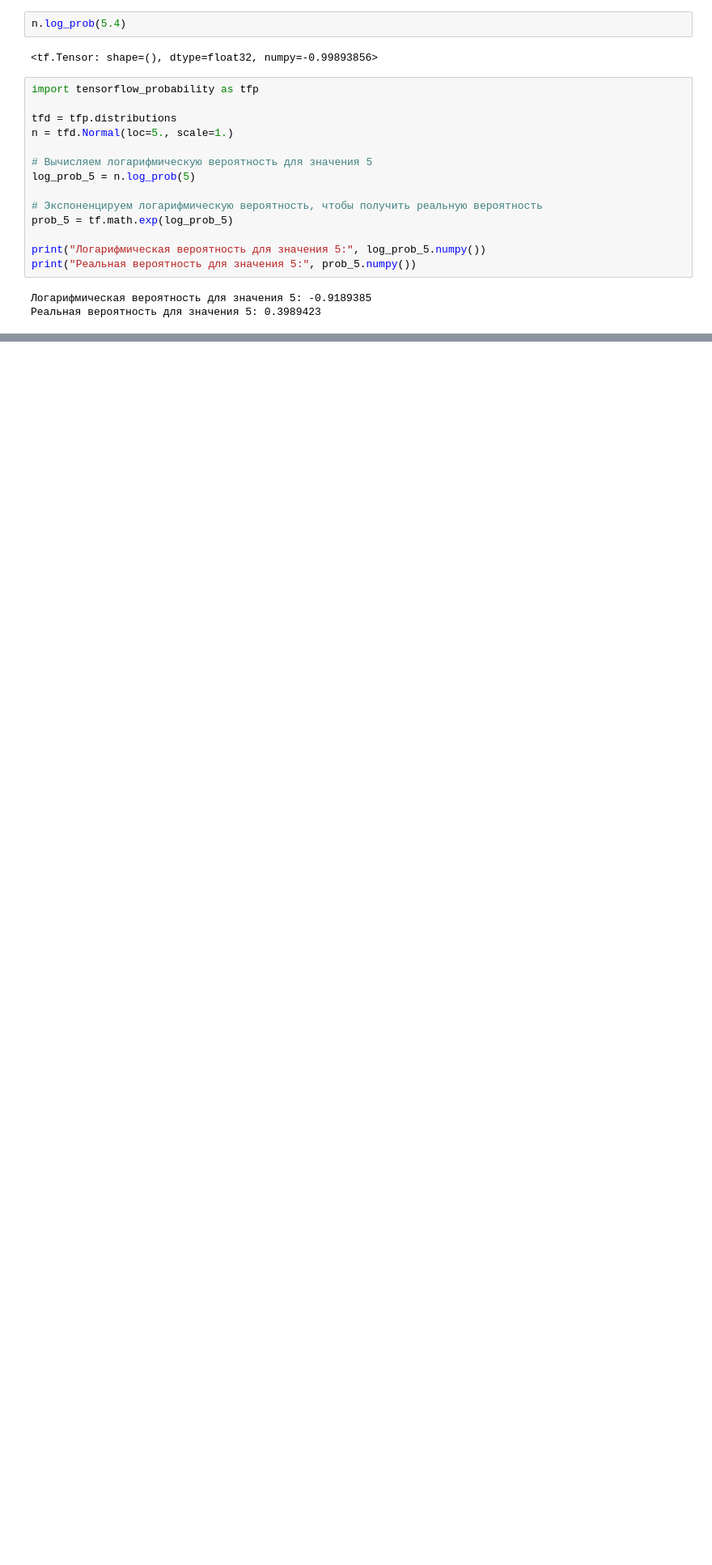
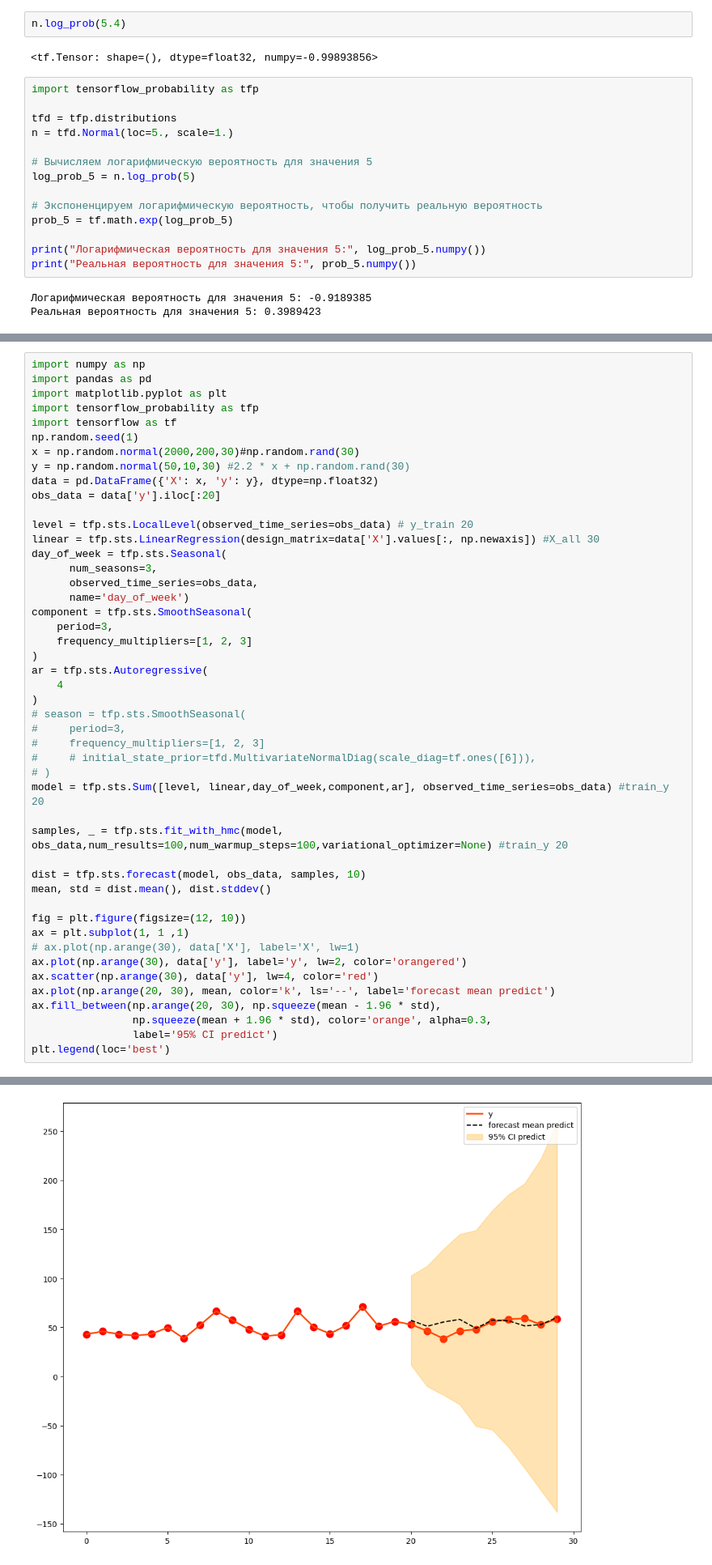
Before and after one commit to budennovsk/Pandas, a Jupyter notebook: tf_probability.ipynb, the cells around one changed output, grey strips where cells are left out. Shown at 81% size. Cells and saved outputs as stored; diff of their text form; blank space fills up the shorter version.

```diff
--- a/tf_probability.ipynb
+++ b/tf_probability.ipynb
@@ -110,0 +145,48 @@ print("Реальная вероятность для значения 5:", prob
+# %%
+import numpy as np
+import pandas as pd
+import matplotlib.pyplot as plt
+import tensorflow_probability as tfp
+import tensorflow as tf
+np.random.seed(1)
+x = np.random.normal(2000,200,30)#np.random.rand(30)
+y = np.random.normal(50,10,30) #2.2 * x + np.random.rand(30)
+data = pd.DataFrame({'X': x, 'y': y}, dtype=np.float32)
+obs_data = data['y'].iloc[:20]
+
+level = tfp.sts.LocalLevel(observed_time_series=obs_data) # y_train 20
+linear = tfp.sts.LinearRegression(design_matrix=data['X'].values[:, np.newaxis]) #X_all 30
+day_of_week = tfp.sts.Seasonal(
+      num_seasons=3,
+      observed_time_series=obs_data,
+      name='day_of_week')
+component = tfp.sts.SmoothSeasonal(
+    period=3,
+    frequency_multipliers=[1, 2, 3]
+)
+ar = tfp.sts.Autoregressive(
+    4
+)
+# season = tfp.sts.SmoothSeasonal(
+#     period=3,
+#     frequency_multipliers=[1, 2, 3]
+#     # initial_state_prior=tfd.MultivariateNormalDiag(scale_diag=tf.ones([6])),
+# )
+model = tfp.sts.Sum([level, linear,day_of_week,component,ar], observed_time_series=obs_data) #train_y 20
+
+samples, _ = tfp.sts.fit_with_hmc(model, obs_data,num_results=100,num_warmup_steps=100,variational_optimizer=None) #train_y 20
+
+dist = tfp.sts.forecast(model, obs_data, samples, 10)
+mean, std = dist.mean(), dist.stddev()
+
+fig = plt.figure(figsize=(12, 10))
+ax = plt.subplot(1, 1 ,1)
+# ax.plot(np.arange(30), data['X'], label='X', lw=1)
+ax.plot(np.arange(30), data['y'], label='y', lw=2, color='orangered')
+ax.scatter(np.arange(30), data['y'], lw=4, color='red')
+ax.plot(np.arange(20, 30), mean, color='k', ls='--', label='forecast mean predict')
+ax.fill_between(np.arange(20, 30), np.squeeze(mean - 1.96 * std),
+                np.squeeze(mean + 1.96 * std), color='orange', alpha=0.3,
+                label='95% CI predict')
+plt.legend(loc='best')
+# %% [output]
@@ -110,0 +194 @@ print("Реальная вероятность для значения 5:", prob
+[figure, added]
```
Also changed, not shown: parts of 6 cells of this notebook.
